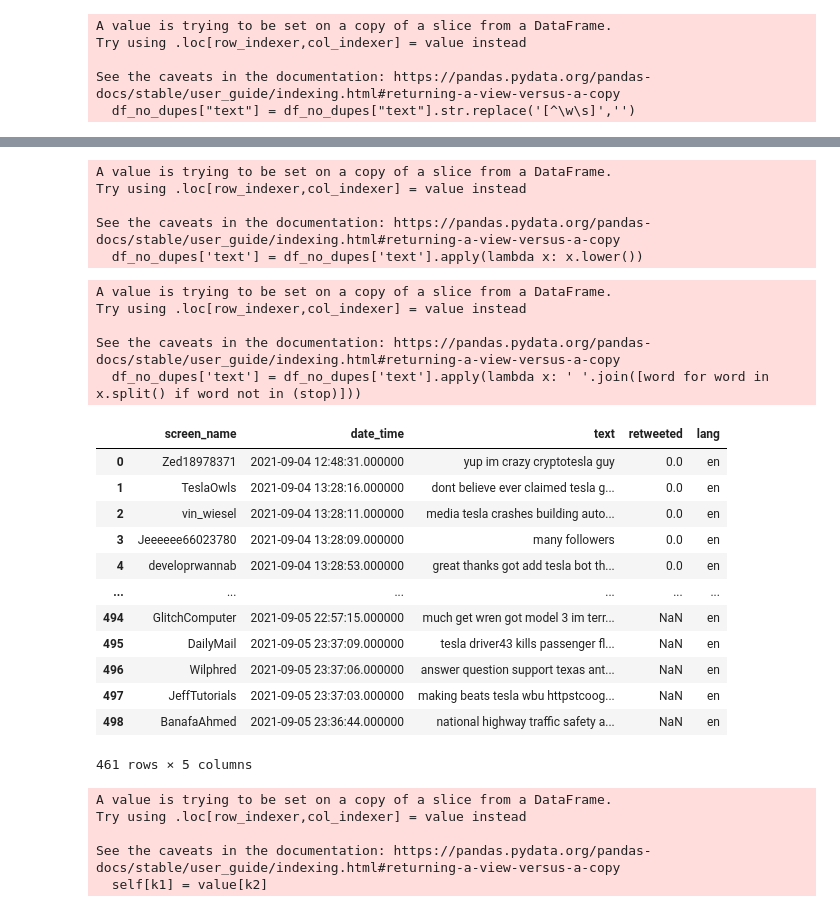
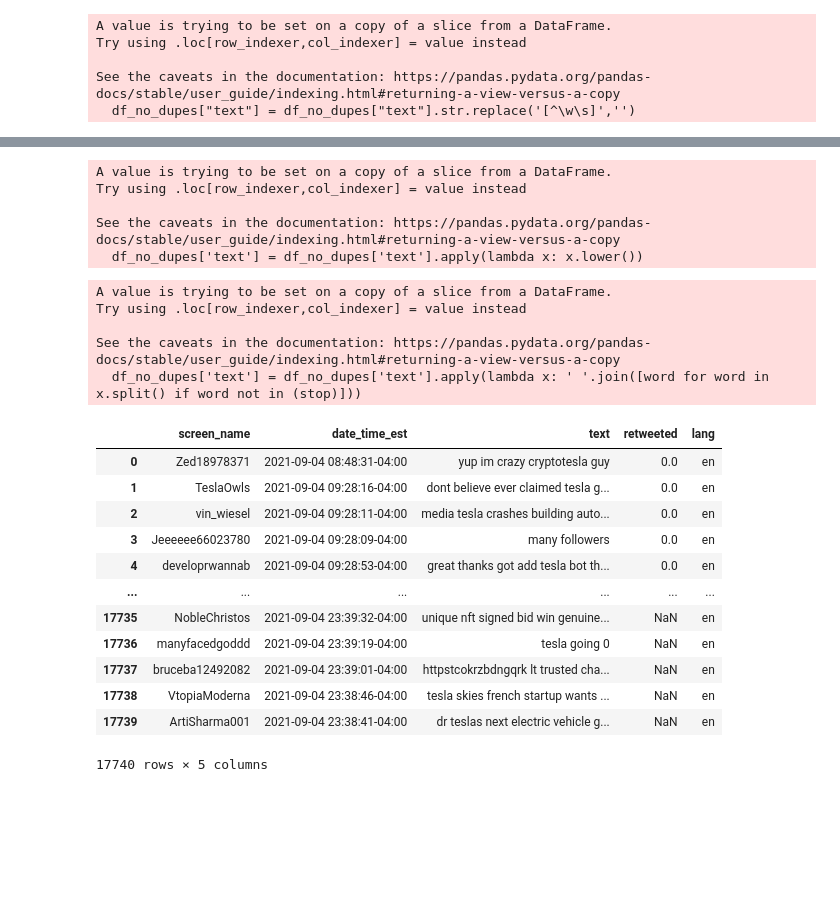
Before and after one commit to ZipcodeWizards/TwitterStockAnalysis, a Jupyter notebook: Jupyter Code References/NLP and Cleaning.ipynb, the cells around one changed output, grey strips where cells are left out. Cells and saved outputs as stored; diff of their text form; code cells hidden in the pictures; blank space fills up the shorter version.

Commit message:
modified date-time column to est

```diff
--- a/Jupyter Code References/NLP and Cleaning.ipynb
+++ b/Jupyter Code References/NLP and Cleaning.ipynb
@@ -9,3 +11,4 @@ from textblob import TextBlob
 con = sqlite3.connect('/Users/sean/labs/Capstone/TwitterStockAnalysis/sentiment.db')
 # %%
 df = pd.read_sql_query("SELECT * FROM spark_cleaned", con)
+df = df.rename(columns = {'date_time': 'date_time_est'})
@@ -12,3 +21,17 @@ df = pd.read_sql_query("SELECT * FROM spark_cleaned", con)
+# %%
+eastern = timezone('US/Eastern')
+utc = timezone('UTC')
+
+# "%d/%m/%Y %H:%M:%S"
+for index, row in df['date_time_est'].iteritems():
+
+    created_at = datetime.strptime(row[:-7], '%Y-%m-%d %H:%M:%S')
+    utc_created_at = utc.localize(created_at)
+    #print(utc_created_at)
+    row = utc_created_at.astimezone(eastern)
+    df.loc[index, 'date_time_est'] = row
+    #print(est_created_at)
+    #print(type(row))
 # %%
 df.head(5)
 # %% [output]
@@ -95,10 +117,0 @@ df_no_dupes
-# %%
-# make all text lowercase
-
-df_no_dupes['text'] = df_no_dupes['text'].apply(lambda x: x.lower())
-# %% [output]
-A value is trying to be set on a copy of a slice from a DataFrame.
-Try using .loc[row_indexer,col_indexer] = value instead
-
-See the caveats in the documentation: https://pandas.pydata.org/pandas-docs/stable/user_guide/indexing.html#returning-a-view-versus-a-copy
-  df_no_dupes['text'] = df_no_dupes['text'].apply(lambda x: x.lower())
@@ -105,3 +120,13 @@ See the caveats in the documentation: https://pandas.pydata.org/pandas-docs/stab
+# %%
+# make all text lowercase
+
+df_no_dupes['text'] = df_no_dupes['text'].apply(lambda x: x.lower())
+# %% [output]
+A value is trying to be set on a copy of a slice from a DataFrame.
+Try using .loc[row_indexer,col_indexer] = value instead
+
+See the caveats in the documentation: https://pandas.pydata.org/pandas-docs/stable/user_guide/indexing.html#returning-a-view-versus-a-copy
+  df_no_dupes['text'] = df_no_dupes['text'].apply(lambda x: x.lower())
 # %%
 # remove stop words
 stop = stopwords.words('english')
@@ -117,22 +142,24 @@ See the caveats in the documentation: https://pandas.pydata.org/pandas-docs/stab
 # stop
 # list of stop words
 # %%
+# clean up indexes
 df = df_no_dupes
+df = df.reset_index(drop=True)
 df
 # %% [output]
-|  | screen_name | date_time | text | retweeted | lang |
-| 0 | Zed18978371 | 2021-09-04 12:48:31.000000 | yup im crazy cryptotesla guy | 0.0 | en |
-| 1 | TeslaOwls | 2021-09-04 13:28:16.000000 | dont believe ever claimed tesla g... | 0.0 | en |
-| 2 | vin_wiesel | 2021-09-04 13:28:11.000000 | media tesla crashes building auto... | 0.0 | en |
-| 3 | Jeeeeee66023780 | 2021-09-04 13:28:09.000000 | many followers | 0.0 | en |
-| 4 | developrwannab | 2021-09-04 13:28:53.000000 | great thanks got add tesla bot th... | 0.0 | en |
+|  | screen_name | date_time_est | text | retweeted | lang |
+| 0 | Zed18978371 | 2021-09-04 08:48:31-04:00 | yup im crazy cryptotesla guy | 0.0 | en |
+| 1 | TeslaOwls | 2021-09-04 09:28:16-04:00 | dont believe ever claimed tesla g... | 0.0 | en |
+| 2 | vin_wiesel | 2021-09-04 09:28:11-04:00 | media tesla crashes building auto... | 0.0 | en |
+| 3 | Jeeeeee66023780 | 2021-09-04 09:28:09-04:00 | many followers | 0.0 | en |
+| 4 | developrwannab | 2021-09-04 09:28:53-04:00 | great thanks got add tesla bot th... | 0.0 | en |
 | ... | ... | ... | ... | ... | ... |
-| 494 | GlitchComputer | 2021-09-05 22:57:15.000000 | much get wren got model 3 im terr... | NaN | en |
-| 495 | DailyMail | 2021-09-05 23:37:09.000000 | tesla driver43 kills passenger fl... | NaN | en |
-| 496 | Wilphred | 2021-09-05 23:37:06.000000 | answer question support texas ant... | NaN | en |
-| 497 | JeffTutorials | 2021-09-05 23:37:03.000000 | making beats tesla wbu httpstcoog... | NaN | en |
-| 498 | BanafaAhmed | 2021-09-05 23:36:44.000000 | national highway traffic safety a... | NaN | en |
+| 17735 | NobleChristos | 2021-09-04 23:39:32-04:00 | unique nft signed bid win genuine... | NaN | en |
+| 17736 | manyfacedgoddd | 2021-09-04 23:39:19-04:00 | tesla going 0 | NaN | en |
+| 17737 | bruceba12492082 | 2021-09-04 23:39:01-04:00 | httpstcokrzbdngqrk lt trusted cha... | NaN | en |
+| 17738 | VtopiaModerna | 2021-09-04 23:38:46-04:00 | tesla skies french startup wants ... | NaN | en |
+| 17739 | ArtiSharma001 | 2021-09-04 23:38:41-04:00 | dr teslas next electric vehicle g... | NaN | en |
-461 rows × 5 columns
+17740 rows × 5 columns
 # %%
 # sentiment analysis packages
 
@@ -141,9 +168,3 @@ from nltk.sentiment.vader import SentimentIntensityAnalyzer
 # nlp
 
 df[['polarity', 'subjectivity']] = df['text'].apply(lambda Text: pd.Series(TextBlob(Text).sentiment))
-# %% [output]
-A value is trying to be set on a copy of a slice from a DataFrame.
-Try using .loc[row_indexer,col_indexer] = value instead
-
-See the caveats in the documentation: https://pandas.pydata.org/pandas-docs/stable/user_guide/indexing.html#returning-a-view-versus-a-copy
-  self[k1] = value[k2]
```
Also changed, not shown: parts of 16 cells of this notebook, 4 other files.
